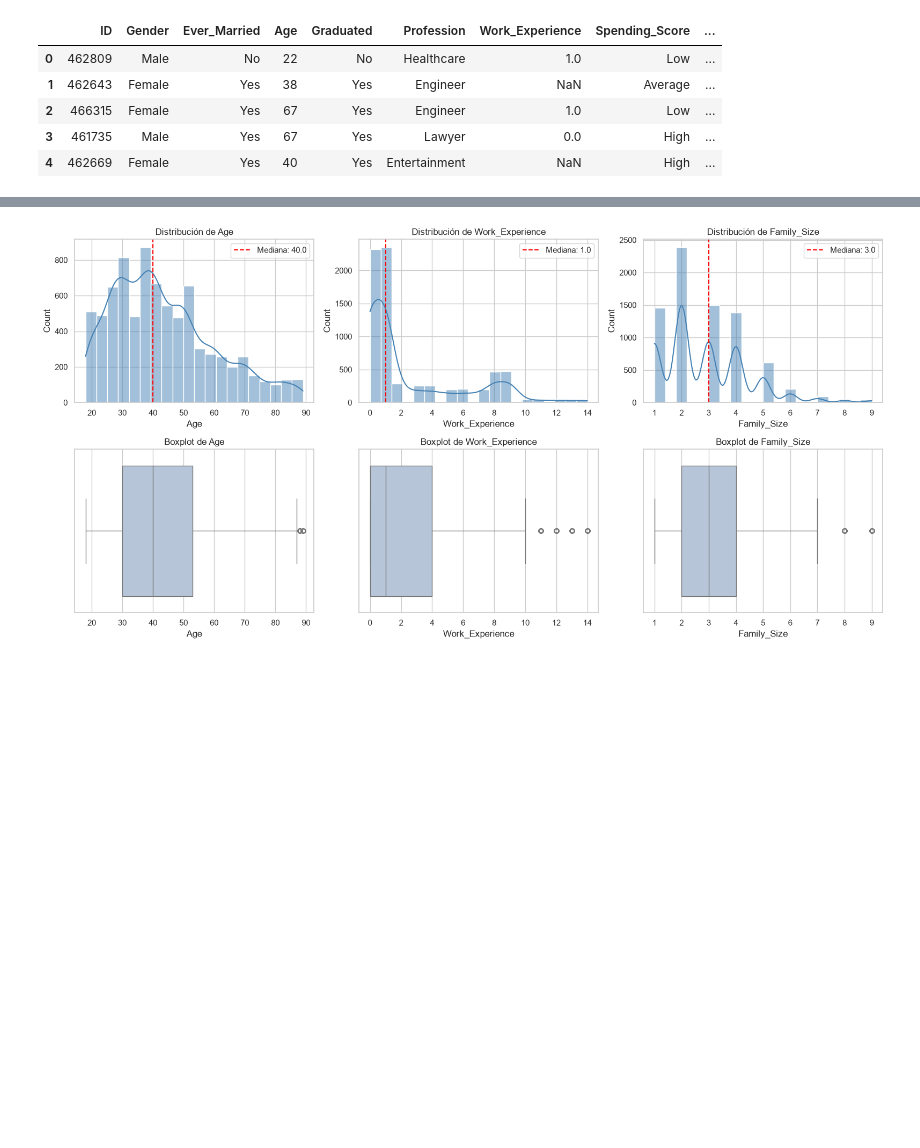
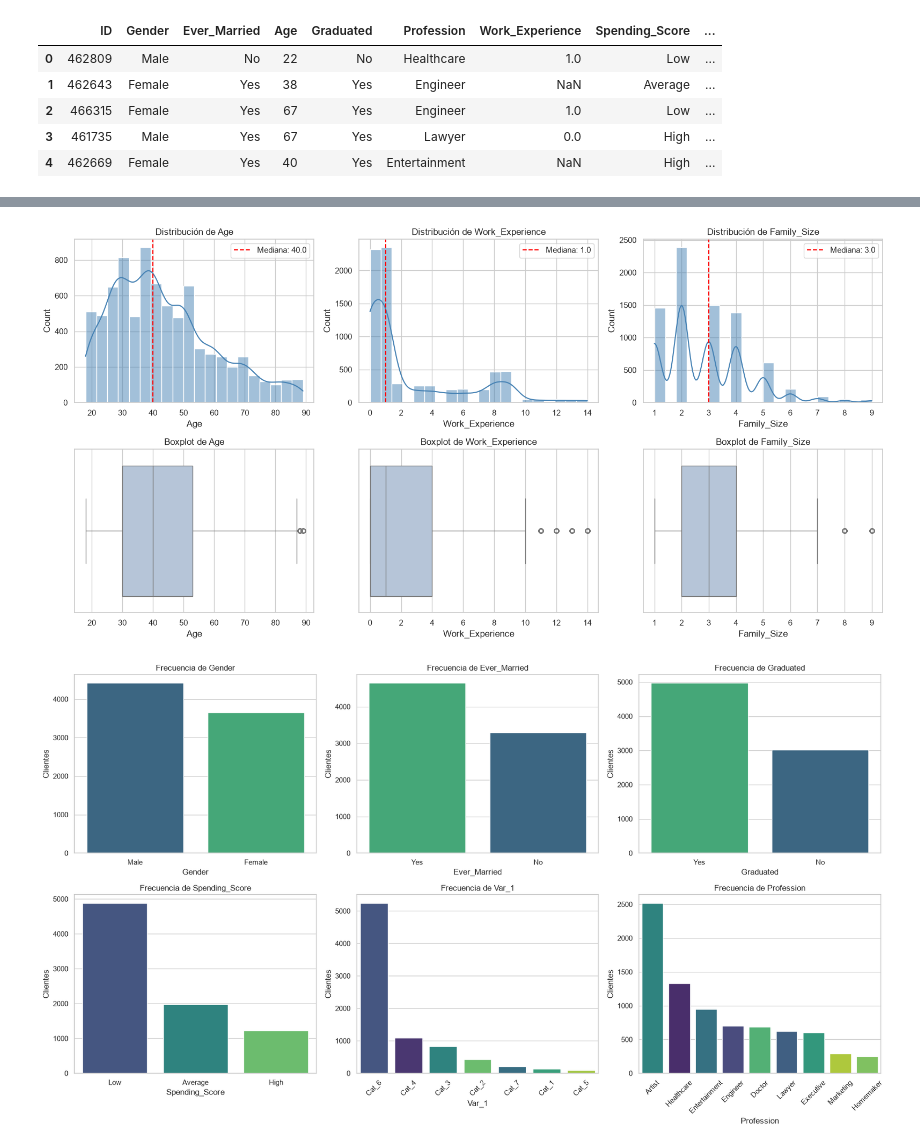
Before and after one commit to IA-P1-BCN/customer-segmentation-multiclass, a Jupyter notebook: 01_eda_inicial.ipynb, the cells around one changed output, grey strips where cells are left out. Cells and saved outputs as stored; diff of their text form; code cells hidden in the pictures; blank space fills up the shorter version.

```diff
--- a/01_eda_inicial.ipynb
+++ b/01_eda_inicial.ipynb
@@ -117,33 +213,53 @@ sns.barplot(
     x=seg_pct.index, y=seg_pct.values,
     ax=axes[1], palette='Set2', hue=seg_pct.index, legend=False
 )
 axes[1].set_title('Proporción de Clases (%) en Train.csv')
 axes[1].set_ylabel('Porcentaje (%)')
 axes[1].set_ylim(0, 35)
 for i, v in enumerate(seg_pct.values):
     axes[1].text(i, v + 0.8, f"{v:.2f}%", ha='center', fontweight='bold')
 
 plt.tight_layout()
 plt.show()
 
 # 2. Distribución de variables numéricas (Histogramas + Boxplots)
 num_cols = ['Age', 'Work_Experience', 'Family_Size']
 fig, axes = plt.subplots(2, 3, figsize=(16, 8))
 
 for i, col in enumerate(num_cols):
     sns.histplot(train_df[col].dropna(), kde=True, ax=axes[0, i], color='steelblue', bins=20)
     axes[0, i].axvline(train_df[col].median(), color='red', linestyle='--', label=f"Mediana: {train_df[col].median():.1f}")
     axes[0, i].set_title(f'Distribución de {col}')
     axes[0, i].legend()
 
     sns.boxplot(x=train_df[col].dropna(), ax=axes[1, i], color='lightsteelblue')
     axes[1, i].set_title(f'Boxplot de {col}')
 
 plt.tight_layout()
 plt.show()
+
+# 3. Distribución de variables categóricas
+cat_cols = ['Gender', 'Ever_Married', 'Graduated', 'Spending_Score', 'Var_1', 'Profession']
+fig, axes = plt.subplots(2, 3, figsize=(18, 10))
+axes = axes.flatten()
+
+for i, col in enumerate(cat_cols):
+    order = train_df[col].value_counts().index
+    sns.countplot(
+        data=train_df, x=col, order=order,
+        ax=axes[i], palette='viridis', hue=col, legend=False
+    )
+    axes[i].set_title(f'Frecuencia de {col}')
+    axes[i].set_ylabel('Clientes')
+    if col in ['Profession', 'Var_1']:
+        axes[i].tick_params(axis='x', rotation=45)
+
+plt.tight_layout()
+plt.show()
 # %% [output]
 [figure]
 [figure]
+[figure, added]
 # %% [markdown]
 ## 4. Generación del Split Estratificado (`train_70`, `val_15`, `test_15`) ✂️
 **Descripción:**
```
Also changed, not shown: parts of 12 cells of this notebook.
